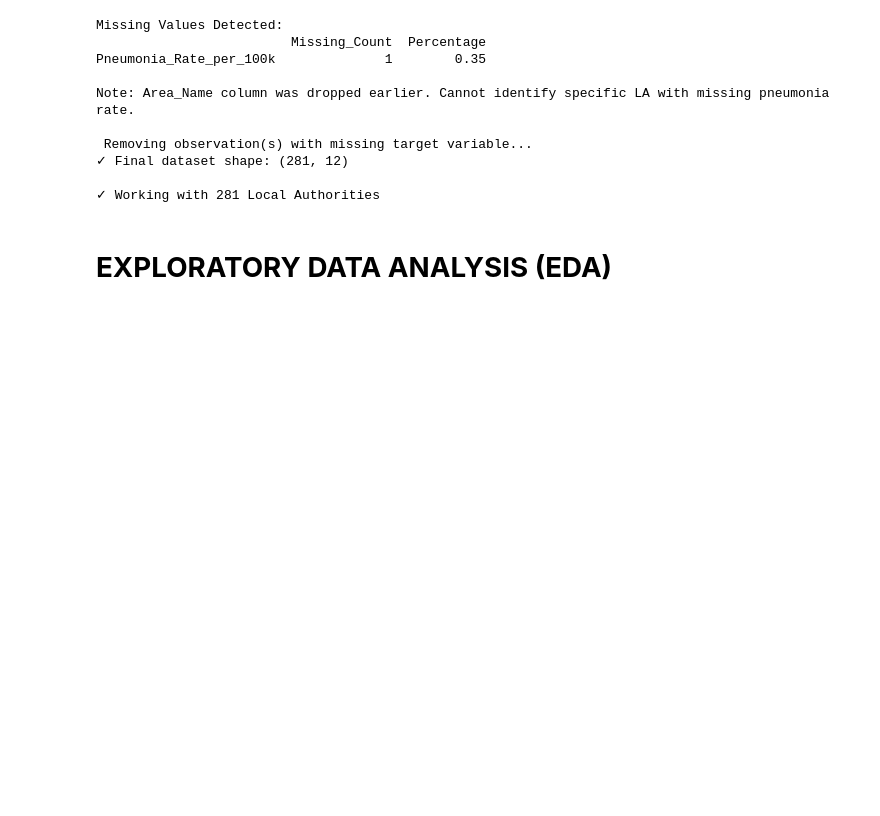
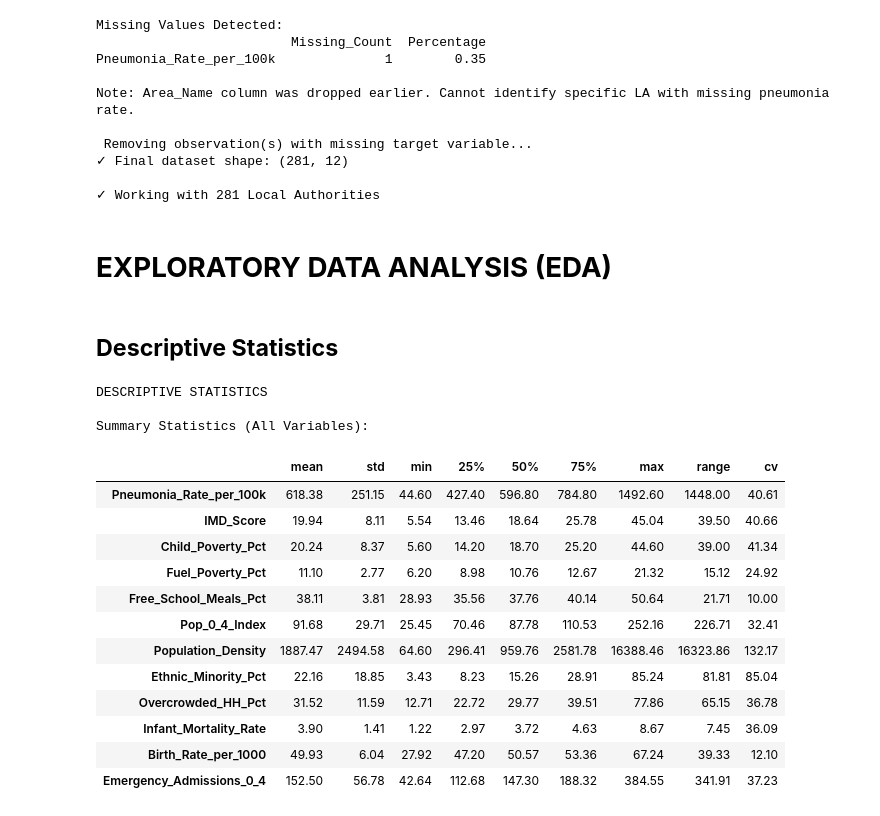
Before and after one commit to IfeakanduBenedict/pediatric-pneumonia-ml-england, a Jupyter notebook: Pediatric_Pneumonia_Analysis.ipynb, the cells around one changed output. Saved outputs shown, nothing was run; the diff lists cells and outputs as text; code cells hidden in the pictures; blank space fills up the shorter version.

```diff
--- a/Pediatric_Pneumonia_Analysis.ipynb
+++ b/Pediatric_Pneumonia_Analysis.ipynb
@@ -301,3 +301,32 @@ Note: Area_Name column was dropped earlier. Cannot identify specific LA with mis
 ✓ Working with 281 Local Authorities
 # %% [markdown]
 # **EXPLORATORY DATA ANALYSIS (EDA)**
+# %% [markdown]
+## **Descriptive Statistics**
+# %%
+print("DESCRIPTIVE STATISTICS")
+
+# Summary statistics for all numeric variables
+desc_stats = pneumonia_data.describe().T
+desc_stats['range'] = desc_stats['max'] - desc_stats['min']
+desc_stats['cv'] = (desc_stats['std'] / desc_stats['mean']) * 100
+
+print("\nSummary Statistics (All Variables):")
+desc_stats[['mean', 'std', 'min', '25%', '50%', '75%', 'max', 'range', 'cv']]
+# %% [output]
+DESCRIPTIVE STATISTICS
+
+Summary Statistics (All Variables):
+|  | mean | std | min | 25% | 50% | 75% | max | range | cv |
+| Pneumonia_Rate_per_100k | 618.38 | 251.15 | 44.60 | 427.40 | 596.80 | 784.80 | 1492.60 | 1448.00 | 40.61 |
+| IMD_Score | 19.94 | 8.11 | 5.54 | 13.46 | 18.64 | 25.78 | 45.04 | 39.50 | 40.66 |
+| Child_Poverty_Pct | 20.24 | 8.37 | 5.60 | 14.20 | 18.70 | 25.20 | 44.60 | 39.00 | 41.34 |
+| Fuel_Poverty_Pct | 11.10 | 2.77 | 6.20 | 8.98 | 10.76 | 12.67 | 21.32 | 15.12 | 24.92 |
+| Free_School_Meals_Pct | 38.11 | 3.81 | 28.93 | 35.56 | 37.76 | 40.14 | 50.64 | 21.71 | 10.00 |
+| Pop_0_4_Index | 91.68 | 29.71 | 25.45 | 70.46 | 87.78 | 110.53 | 252.16 | 226.71 | 32.41 |
+| Population_Density | 1887.47 | 2494.58 | 64.60 | 296.41 | 959.76 | 2581.78 | 16388.46 | 16323.86 | 132.17 |
+| Ethnic_Minority_Pct | 22.16 | 18.85 | 3.43 | 8.23 | 15.26 | 28.91 | 85.24 | 81.81 | 85.04 |
+| Overcrowded_HH_Pct | 31.52 | 11.59 | 12.71 | 22.72 | 29.77 | 39.51 | 77.86 | 65.15 | 36.78 |
+| Infant_Mortality_Rate | 3.90 | 1.41 | 1.22 | 2.97 | 3.72 | 4.63 | 8.67 | 7.45 | 36.09 |
+| Birth_Rate_per_1000 | 49.93 | 6.04 | 27.92 | 47.20 | 50.57 | 53.36 | 67.24 | 39.33 | 12.10 |
+| Emergency_Admissions_0_4 | 152.50 | 56.78 | 42.64 | 112.68 | 147.30 | 188.32 | 384.55 | 341.91 | 37.23 |
```
